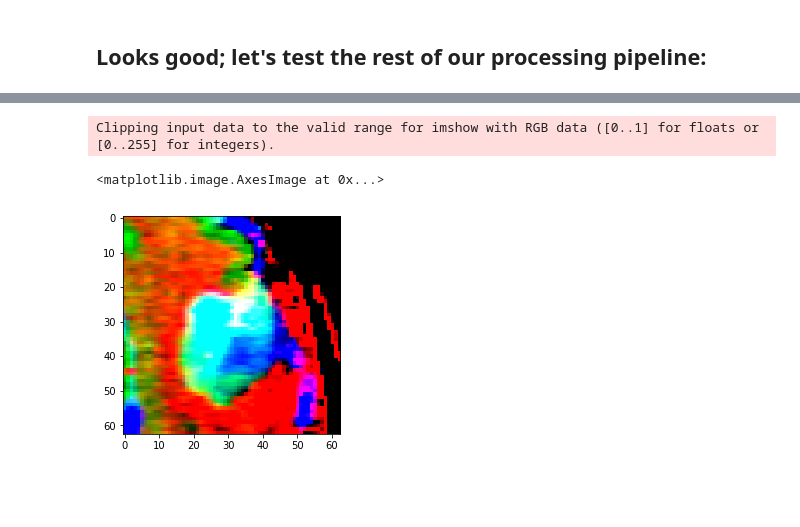
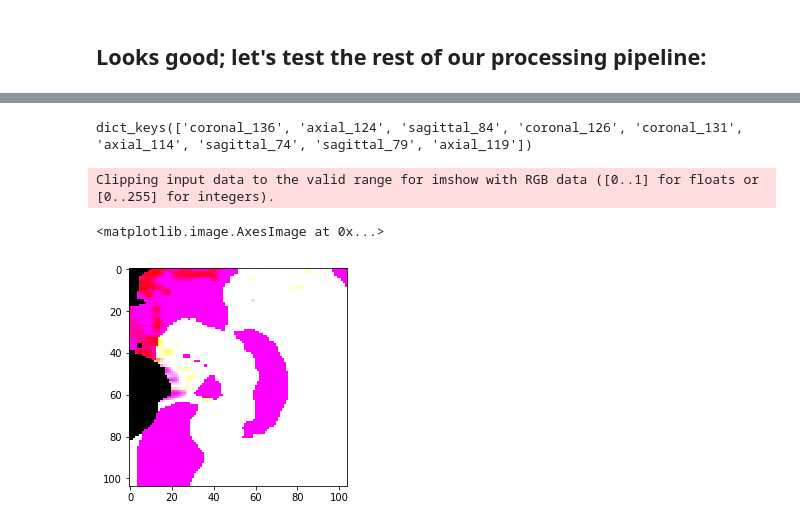
Before and after one commit to julclu/tcia_analysis, a Jupyter notebook: code/10_CreateRGBImages_munge.ipynb, the cells around one changed output, grey strips where cells are left out. Cells and saved outputs as stored; diff of their text form; code cells hidden in the pictures; blank space fills up the shorter version.

```diff
--- a/code/10_CreateRGBImages_munge.ipynb
+++ b/code/10_CreateRGBImages_munge.ipynb
@@ -131,5 +138,5 @@ fla_vol.shape
 # %%
-adc_vol = nib.load(Path(root_dir, cohort, patient_id, adc_dict[patient_id]))
+adc_vol = nib.load(Path(root_dir, cohort, patient_id, '03-15-2004-NR_MRI_BRAIN_WWO-30388/6-DIFFUSIONADC-19007a.nii.gz'))
 adc_vol = np.array(adc_vol.dataobj)
 adc_vol.shape
 # %% [output]
@@ -178,4 +165,4 @@ cel_vol.shape
 # %%
-seg_vol = nib.load(Path('/working/lupolab/julia/tcia_analysis/segmentation_mri_brain_tumors_br16_full_v1/eval_strip/', seg_dict[patient_id], seg_dict[patient_id]+'_WT.nii.gz'))
-seg_vol = np.array(seg_vol.dataobj)
-seg_vol.shape
+brainmask_vol = nib.load(Path('/working/lupolab/julia/tcia_analysis/datasets/TCGA-GBM-nifti/TCGA-19-5960/03-15-2004-NR_MRI_BRAIN_WWO-30388/9-T1_AXIAL_Gd-31768a_n_mask.nii.gz'))
+brainmask_vol = np.array(brainmask_vol.dataobj)
+brainmask_vol.shape
@@ -214,7 +241,10 @@ files_dict = {'t1ca': t1c_vol, 'fla': fla_vol, 'adca': adc_vol, 'cel': cel_vol,
 def zscore_normalize(img, brainmask):
     masked_image_values = img[brainmask==1]
     img_norm = (img-masked_image_values.mean())/np.std(masked_image_values)
-    return img_norm
+    img_norm = img_norm+abs(img_norm.min())
+    img_norm_masked = img_norm*brainmask
+#     img_norm_masked = img_norm_masked+abs(img_norm_masked.min())
+    return img_norm_masked
 # %%
 norm_files_dict = {}
 for file_type in img_types:
@@ -332,7 +371,7 @@ def compute_square_dims_flex(roi_img, plane, slice_pick, padding = 0):
                 cmax_new = cmax+expand_number+1+padding
                 cmin_new = cmin-expand_number-padding
             if cmin_new < 0:
-                cmin_new, cmax_new = cmin_new+abs(cmin_new), rmax_new+abs(cmin_new)
+                cmin_new, cmax_new = cmin_new+abs(cmin_new), cmax_new+abs(cmin_new)
             return rmin-padding, rmax+padding, cmin_new, cmax_new, status_code
 
         else:
@@ -399,9 +443,13 @@ def create_imgs(cropped_slices_dict):
     return new_imgs_dict
 # %%
 new_images_dict = create_imgs(cropped_slices_dict)
+# %%
+new_images_dict.keys()
+# %% [output]
+dict_keys(['coronal_136', 'axial_124', 'sagittal_84', 'coronal_126', 'coronal_131', 'axial_114', 'sagittal_74', 'sagittal_79', 'axial_119'])
 # %%
-plt.imshow(new_images_dict['axial_135'])
+plt.imshow(new_images_dict['axial_124'])
 # %% [output]
 Clipping input data to the valid range for imshow with RGB data ([0..1] for floats or [0..255] for integers).
 <matplotlib.image.AxesImage at 0x...>
-[figure, old version]
+[figure, new version]
```
Also changed, not shown: parts of 34 cells of this notebook, 23 other files.
